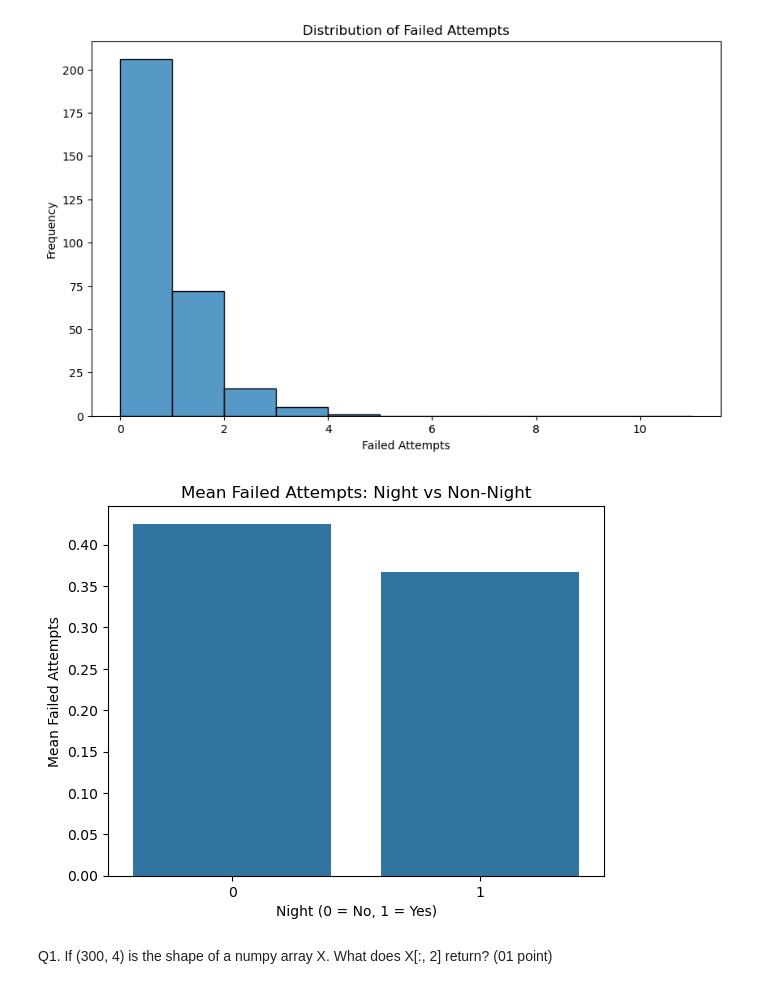
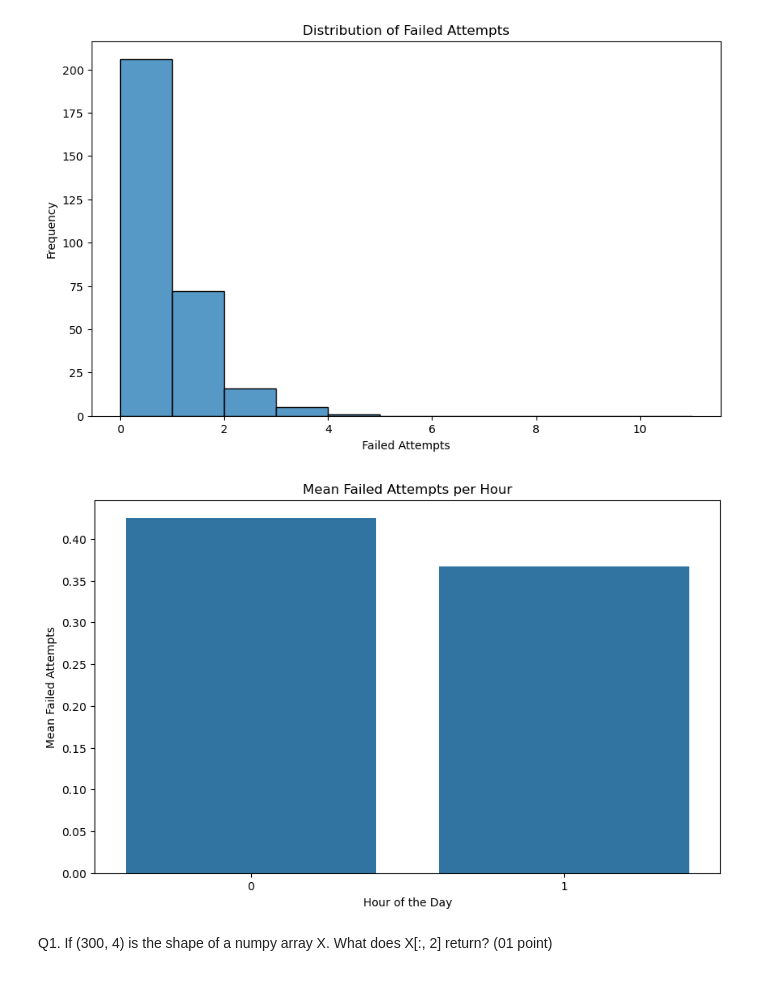
Before and after one commit to Ayoubslh/MLDLSTP, a Jupyter notebook: TP1/TP1.ipynb, the cells around one changed output. Drawn from its saved outputs; the diff is of its cells as text; code cells hidden in the pictures.

```diff
--- a/TP1/TP1.ipynb
+++ b/TP1/TP1.ipynb
@@ -168,22 +168,17 @@ answer_q2 = "B"
 # %%
 # 3. Draw a bar chart of the mean failed_attempts per night value.
 
 # Write your code her
-log['night'] = (log['hour'] < 6).astype(int)
-
-sns.barplot(
-    x='night',
-    y='failed_attempts',
-    data=log,
-    errorbar=None
-)
-
-plt.xlabel('Night (0 = No, 1 = Yes)')
+log['night'] = log['hour'].apply(lambda x: 1 if 0 <= x < 6 else 0)
+plt.figure(figsize=(10, 6))
+sns.barplot(x='night', y='failed_attempts', data=log,errorbar=None)
+plt.xlabel('Hour of the Day')
 plt.ylabel('Mean Failed Attempts')
-plt.title('Mean Failed Attempts: Night vs Non-Night')
+plt.title('Mean Failed Attempts per Hour')
+ # Set x-ticks for each hour
 plt.show()
 # %% [output]
-[figure, old version]
+[figure, new version]
 # %%
 # Auttograded cell - Skip it
 # %% [markdown]
```
Also changed, not shown: parts of 1 cell of this notebook.
